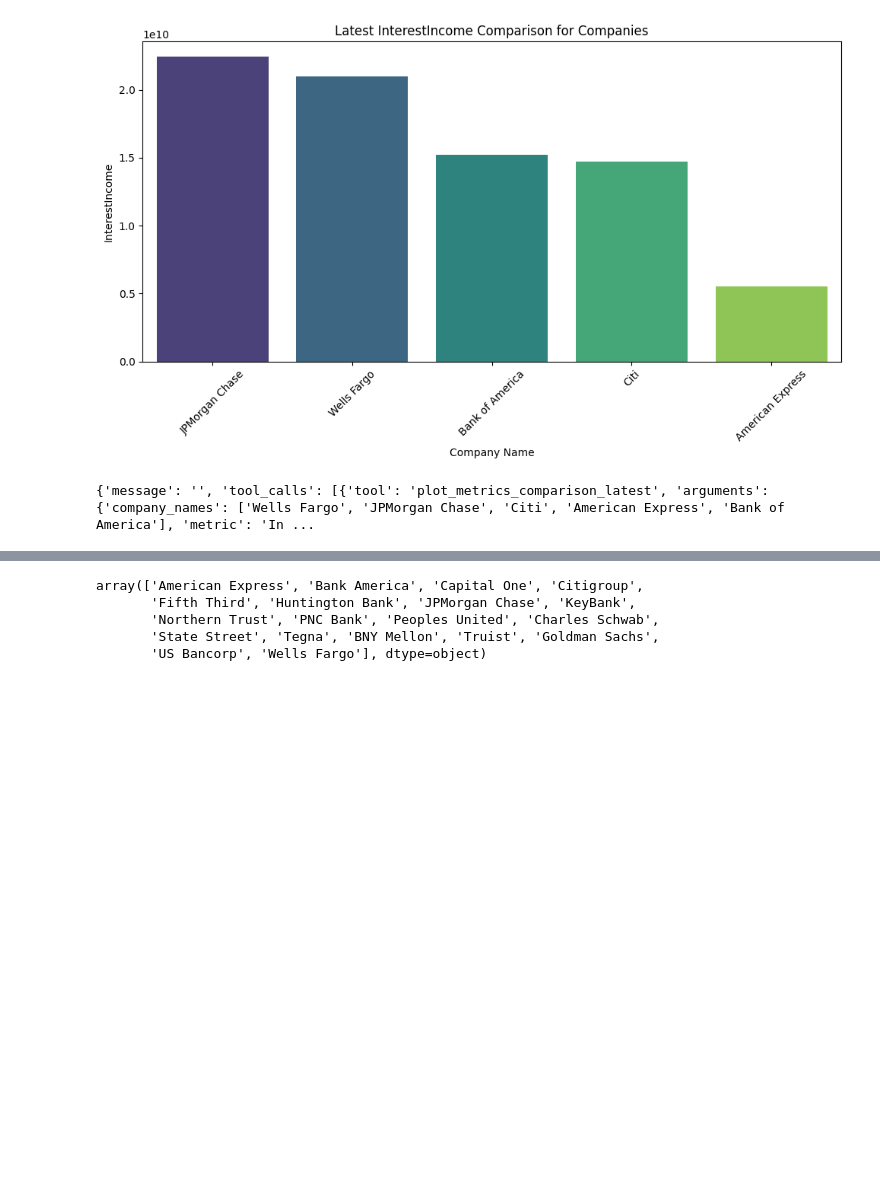
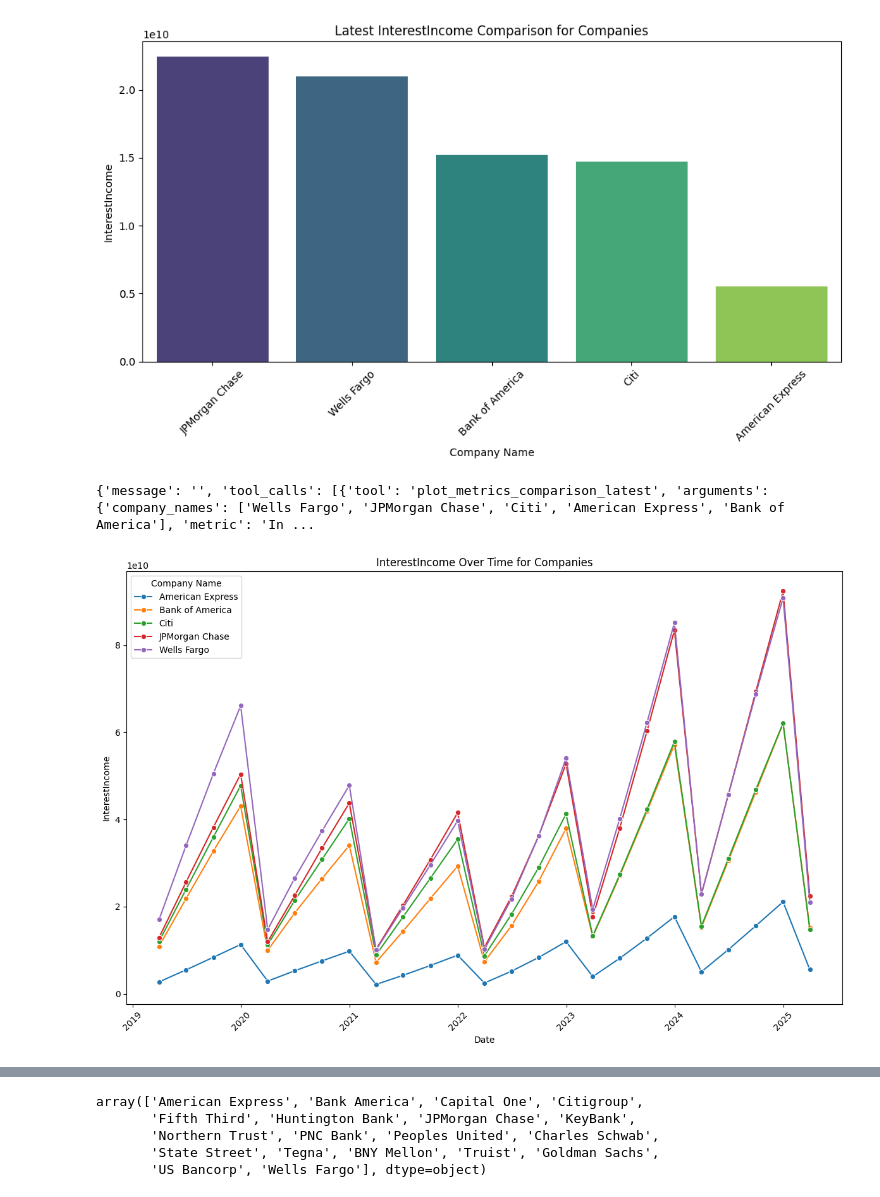
Before and after one commit to nitishkthakur/PublicReportResearch, a Jupyter notebook: first_ollama_agent_1.ipynb, the cells around one changed output, grey strips where cells are left out. Saved outputs shown, nothing was run; the diff lists cells and outputs as text; code cells hidden in the pictures; blank space fills up the shorter version.

Commit message:
Agent - Return Data and 2 plots - one level

```diff
--- a/first_ollama_agent_1.ipynb
+++ b/first_ollama_agent_1.ipynb
@@ -292,3 +292,7 @@ Passing `palette` without assigning `hue` is deprecated and will be removed in v
   sns.barplot(x=metric_data.index, y=metric_data[metric], palette='viridis')
 [figure]
 {'message': '', 'tool_calls': [{'tool': 'plot_metrics_comparison_latest', 'arguments': {'company_names': ['Wells Fargo', 'JPMorgan Chase', 'Citi', 'American Express', 'Bank of America'], 'metric': 'In ...
+# %%
+result = agent.invoke(prompt + "Plot the interest income of wells fargo, JP morgan, citi, american express and bank of america for history")
+# %% [output]
+[figure, added]
```
Also changed, not shown: parts of 1 cell of this notebook.
